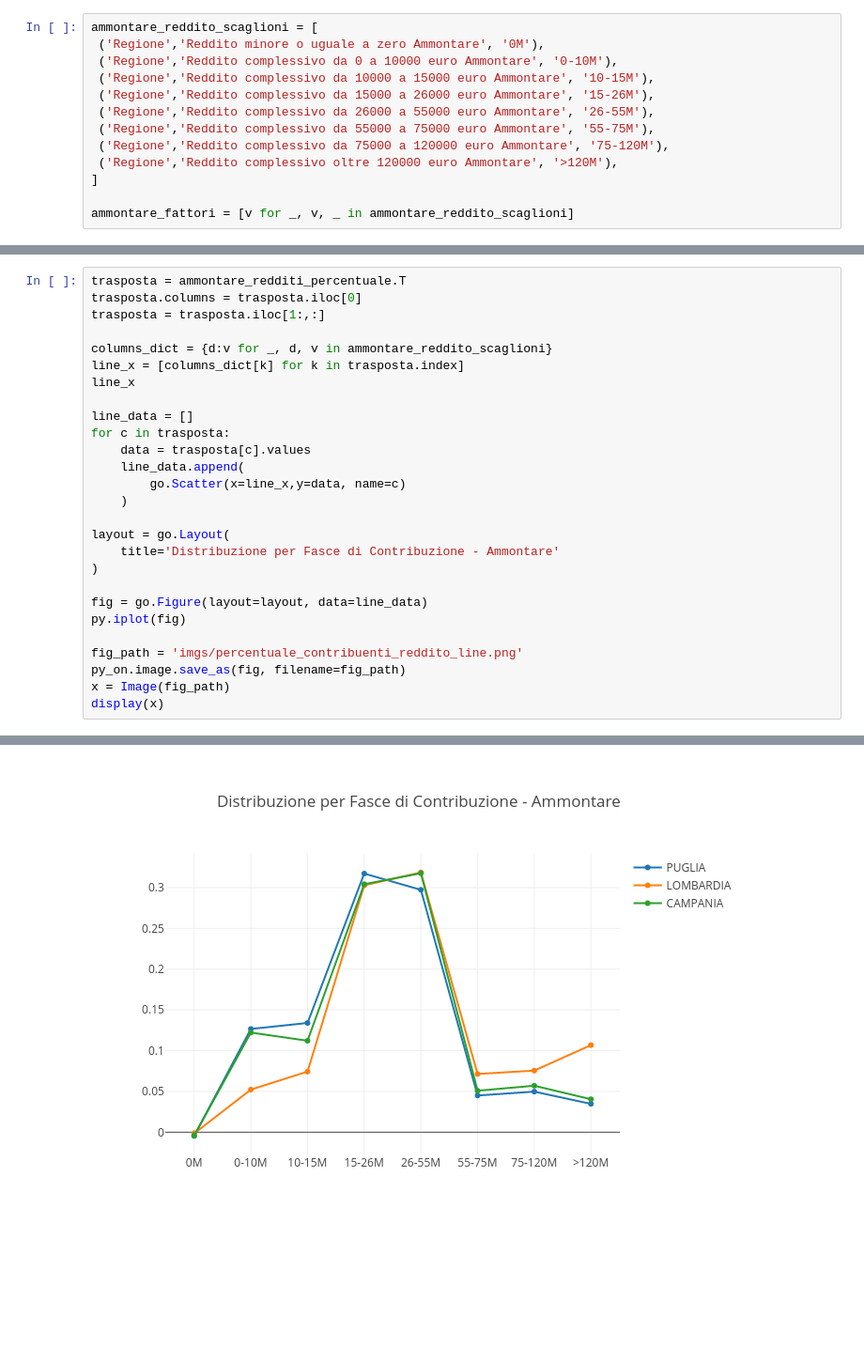
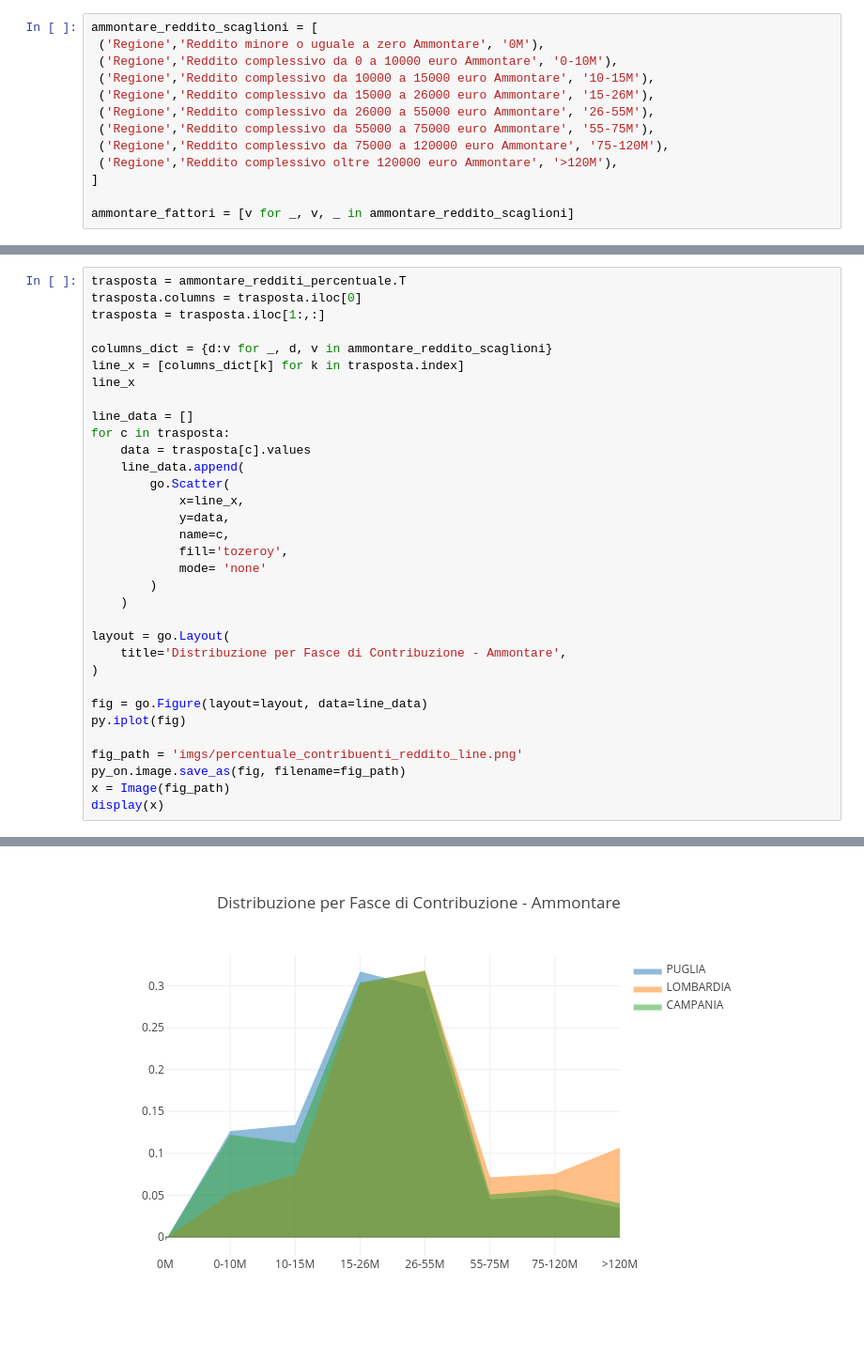
Before and after one commit to teamdigitale/daf-data-science, a Jupyter notebook: opencivitas/analisi riscossione tributi.ipynb, the cells around one changed output, grey strips where cells are left out. Shown: that part at 94% size. Drawn from its saved outputs; the diff is of its cells as text; blank space fills up the shorter version.

```diff
--- a/opencivitas/analisi riscossione tributi.ipynb
+++ b/opencivitas/analisi riscossione tributi.ipynb
@@ -375,30 +375,36 @@ Per avere una visione comparabile delle voci di reddito possiamo analizzarle anc
 # %%
 trasposta = ammontare_redditi_percentuale.T
 trasposta.columns = trasposta.iloc[0]
 trasposta = trasposta.iloc[1:,:]
 
 columns_dict = {d:v for _, d, v in ammontare_reddito_scaglioni}
 line_x = [columns_dict[k] for k in trasposta.index]
 line_x
 
 line_data = []
 for c in trasposta:
     data = trasposta[c].values
     line_data.append(
-        go.Scatter(x=line_x,y=data, name=c)
+        go.Scatter(
+            x=line_x,
+            y=data,
+            name=c,
+            fill='tozeroy',
+            mode= 'none'
+        )
     )
 
 layout = go.Layout(
-    title='Distribuzione per Fasce di Contribuzione - Ammontare'
+    title='Distribuzione per Fasce di Contribuzione - Ammontare',
 )
 
 fig = go.Figure(layout=layout, data=line_data)
 py.iplot(fig)
 
 fig_path = 'imgs/percentuale_contribuenti_reddito_line.png'
 py_on.image.save_as(fig, filename=fig_path)
 x = Image(fig_path)
 display(x)
 # %% [output]
 [interactive output not drawn]
-[figure, old version]
+[figure, new version]
```
Also changed, not shown: parts of 14 cells of this notebook, 2 other files.
